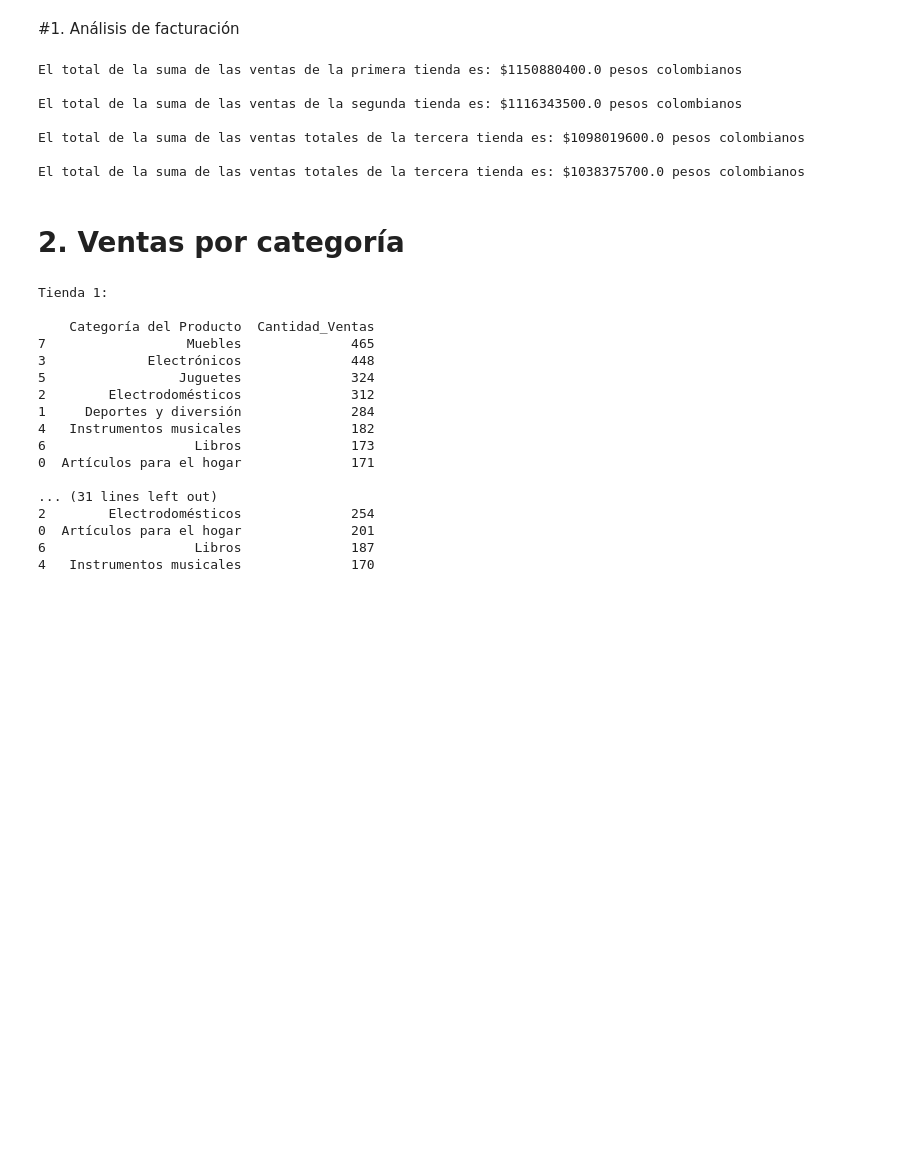
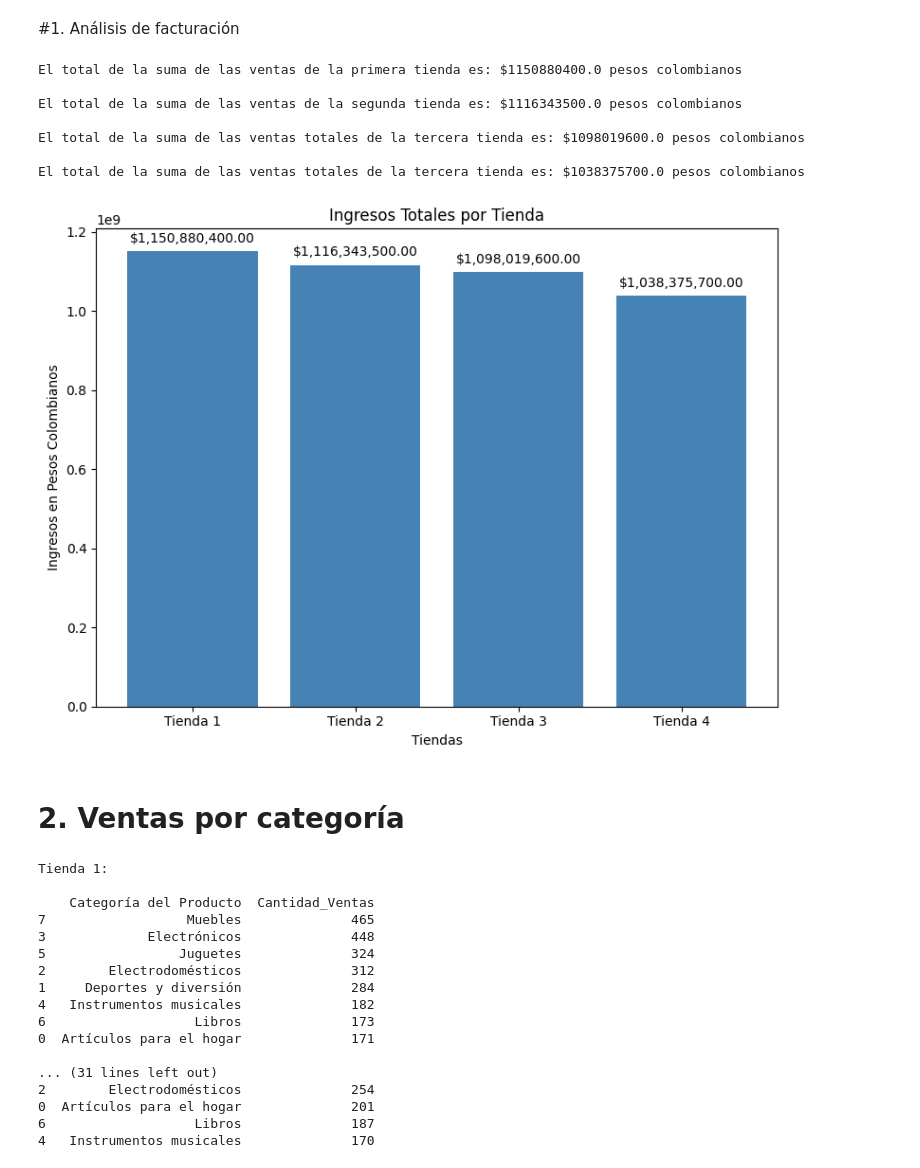
Before and after one commit to PabloVera26/ChallengeAluraStore, a Jupyter notebook: AluraStoreLatam.ipynb, the cells around one changed output. Saved outputs shown, nothing was run; the diff lists cells and outputs as text; code cells hidden in the pictures; blank space fills up the shorter version.

```diff
--- a/AluraStoreLatam.ipynb
+++ b/AluraStoreLatam.ipynb
@@ -25,16 +25,16 @@ tienda.head()
 # %% [markdown]
 #1. Análisis de facturación
 # %%
-sumaTienda = tienda["Precio"].sum()
+sumaTienda = tienda["Precio"].sum().astype(float)
 print(f"El total de la suma de las ventas de la primera tienda es: ${sumaTienda} pesos colombianos\n")
 
-sumaTienda2 = tienda2["Precio"].sum()
+sumaTienda2 = tienda2["Precio"].sum().astype(float)
 print(f"El total de la suma de las ventas de la segunda tienda es: ${sumaTienda2} pesos colombianos\n")
 
-sumaTienda3 = tienda3["Precio"].sum()
+sumaTienda3 = tienda3["Precio"].sum().astype(float)
 print(f"El total de la suma de las ventas totales de la tercera tienda es: ${sumaTienda3} pesos colombianos\n")
 
-sumaTienda4 = tienda4["Precio"].sum()
+sumaTienda4 = tienda4["Precio"].sum().astype(float)
 print(f"El total de la suma de las ventas totales de la tercera tienda es: ${sumaTienda4} pesos colombianos")
 # %% [output]
 El total de la suma de las ventas de la primera tienda es: $1150880400.0 pesos colombianos
@@ -44,6 +44,23 @@ El total de la suma de las ventas de la segunda tienda es: $1116343500.0 pesos c
 El total de la suma de las ventas totales de la tercera tienda es: $1098019600.0 pesos colombianos
 
 El total de la suma de las ventas totales de la tercera tienda es: $1038375700.0 pesos colombianos
+# %%
+totales = [sumaTienda, sumaTienda2, sumaTienda3, sumaTienda4]
+nombresTiendas = ['Tienda 1', 'Tienda 2', 'Tienda 3', 'Tienda 4']
+
+plt.figure(figsize=(8, 6))
+plt.bar(nombresTiendas, totales, color='steelblue')
+plt.title("Ingresos Totales por Tienda")
+plt.ylabel("Ingresos en Pesos Colombianos")
+plt.xlabel("Tiendas")
+
+for i, total in enumerate(totales):
+  plt.text(i, total + max(totales)*0.02, f"${total:,.2f}", ha='center')
+
+plt.tight_layout()
+plt.show()
+# %% [output]
+[figure, added]
 # %% [markdown]
 # 2. Ventas por categoría
 # %%
```
Also changed, not shown: parts of 8 cells of this notebook.
